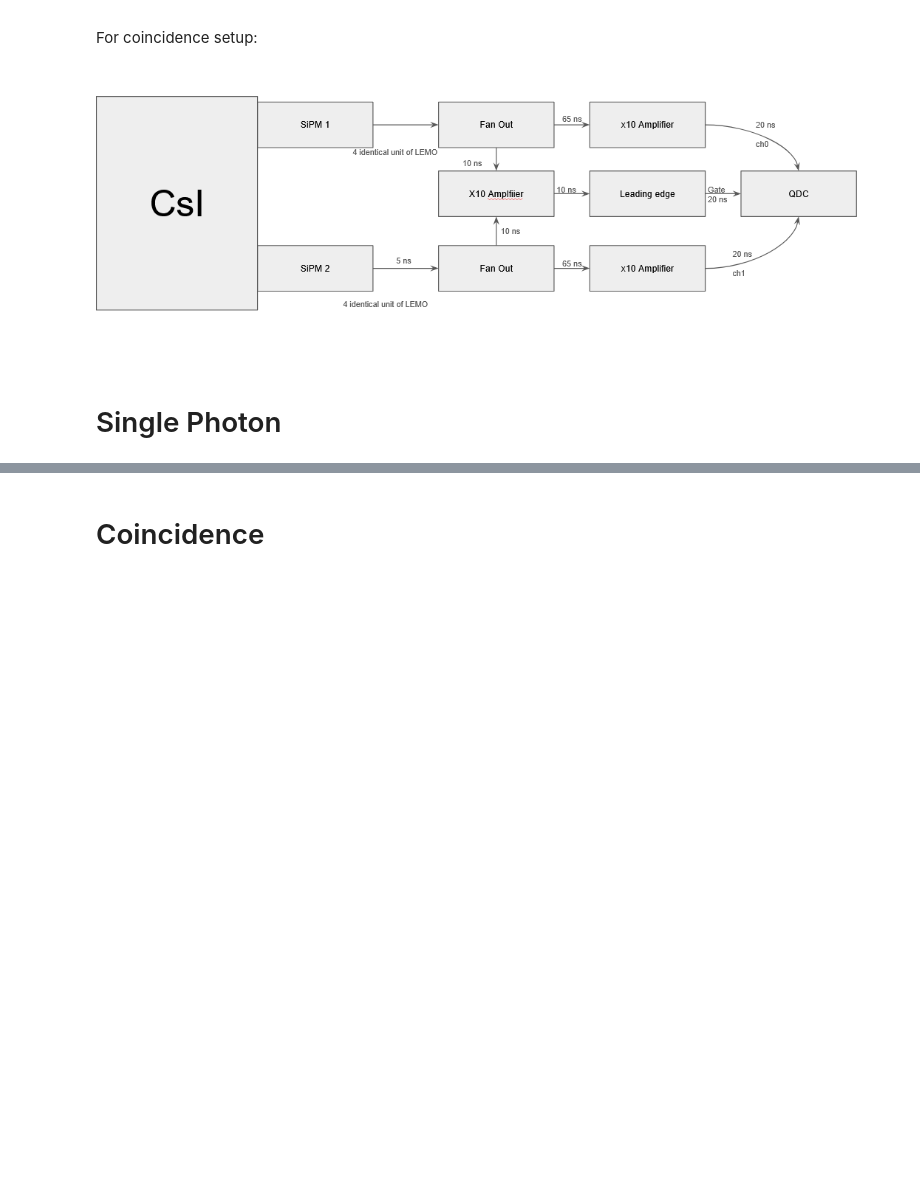
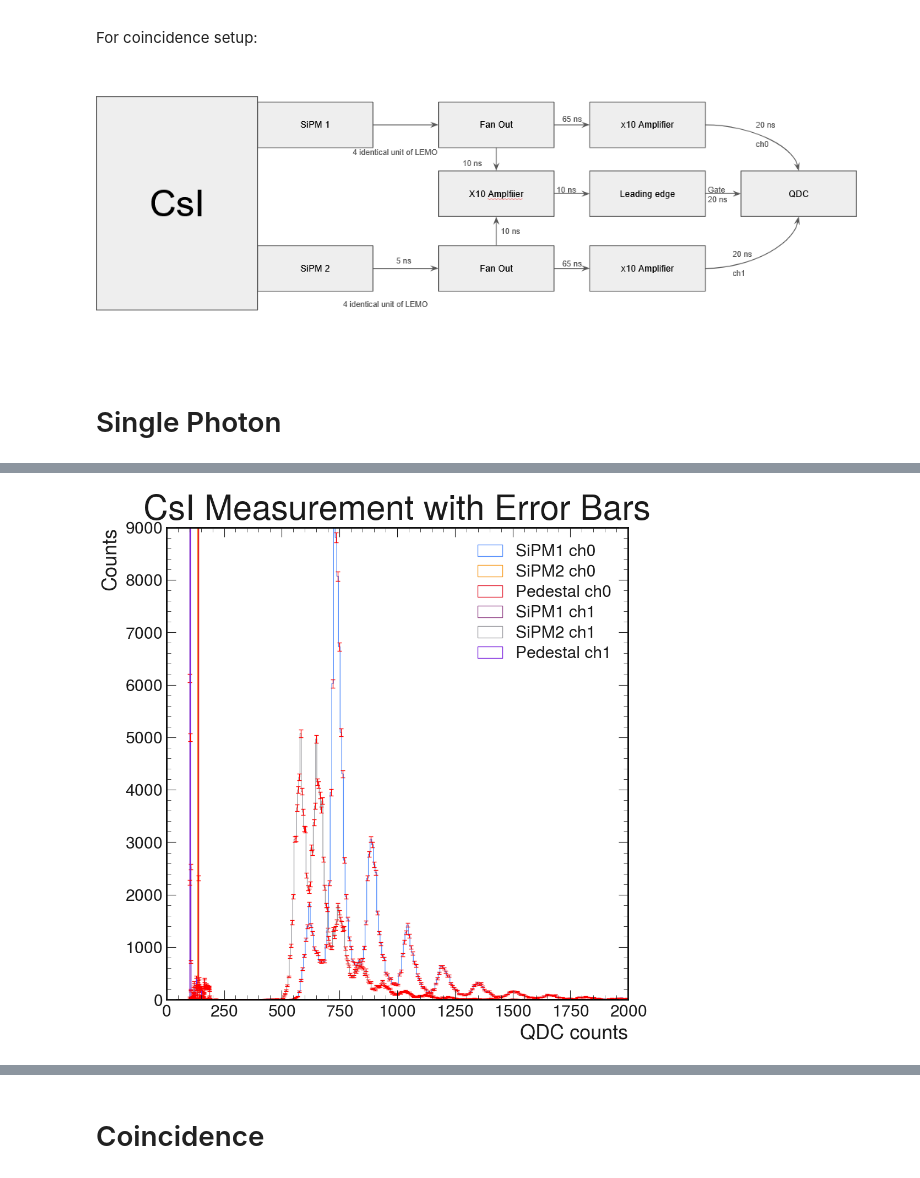
Before and after one commit to keiyinau/LabDataAnalysis, a Jupyter notebook: datas/dataset_may27/CsI_Measurement.ipynb, the cells around one changed output, grey strips where cells are left out. Cells and saved outputs as stored; diff of their text form; code cells hidden in the pictures; blank space fills up the shorter version.

```diff
--- a/datas/dataset_may27/CsI_Measurement.ipynb
+++ b/datas/dataset_may27/CsI_Measurement.ipynb
@@ -49,3 +85,23 @@ plt.show()
+# %%
+SiPM1=pd.read_csv("CsI_Measurement/1channel_SiPM1_ch0_20_ch1_20.txt",sep=" ")
+SiPM2=pd.read_csv("CsI_Measurement/1channel_SiPM2_ch0_20_ch1_20.txt",sep=" ")
+Pedestal=pd.read_csv("CsI_Measurement/2channel_pedestal_ch0_20_ch1_20.txt",sep=" ")
+bins_num="auto"
+plot_histogram_with_errorbars(SiPM1['ch0'], "SiPM1 ch0")
+plot_histogram_with_errorbars(SiPM2['ch0'], "SiPM2 ch0")
+plot_histogram_with_errorbars(Pedestal['ch0'], "Pedestal ch0")
+plot_histogram_with_errorbars(SiPM1['ch1'], "SiPM1 ch1")
+plot_histogram_with_errorbars(SiPM2['ch1'], "SiPM2 ch1")
+plot_histogram_with_errorbars(Pedestal['ch1'], "Pedestal ch1")
+plt.title("CsI Measurement with Error Bars")
+plt.xlabel("QDC counts")
+plt.ylabel("Counts")
+plt.xlim(0,2000)
+plt.ylim(0,9000)
+plt.legend()
+plt.show()
+# %% [output]
+[figure, added]
 # %%
 SiPM1=pd.read_csv("CsI_Measurement/1channel_SiPM1_ch0_20_ch1_20.txt",sep=" ")
 SiPM2=pd.read_csv("CsI_Measurement/1channel_SiPM2_ch0_20_ch1_20.txt",sep=" ")
```
Also changed, not shown: parts of 7 cells of this notebook.
